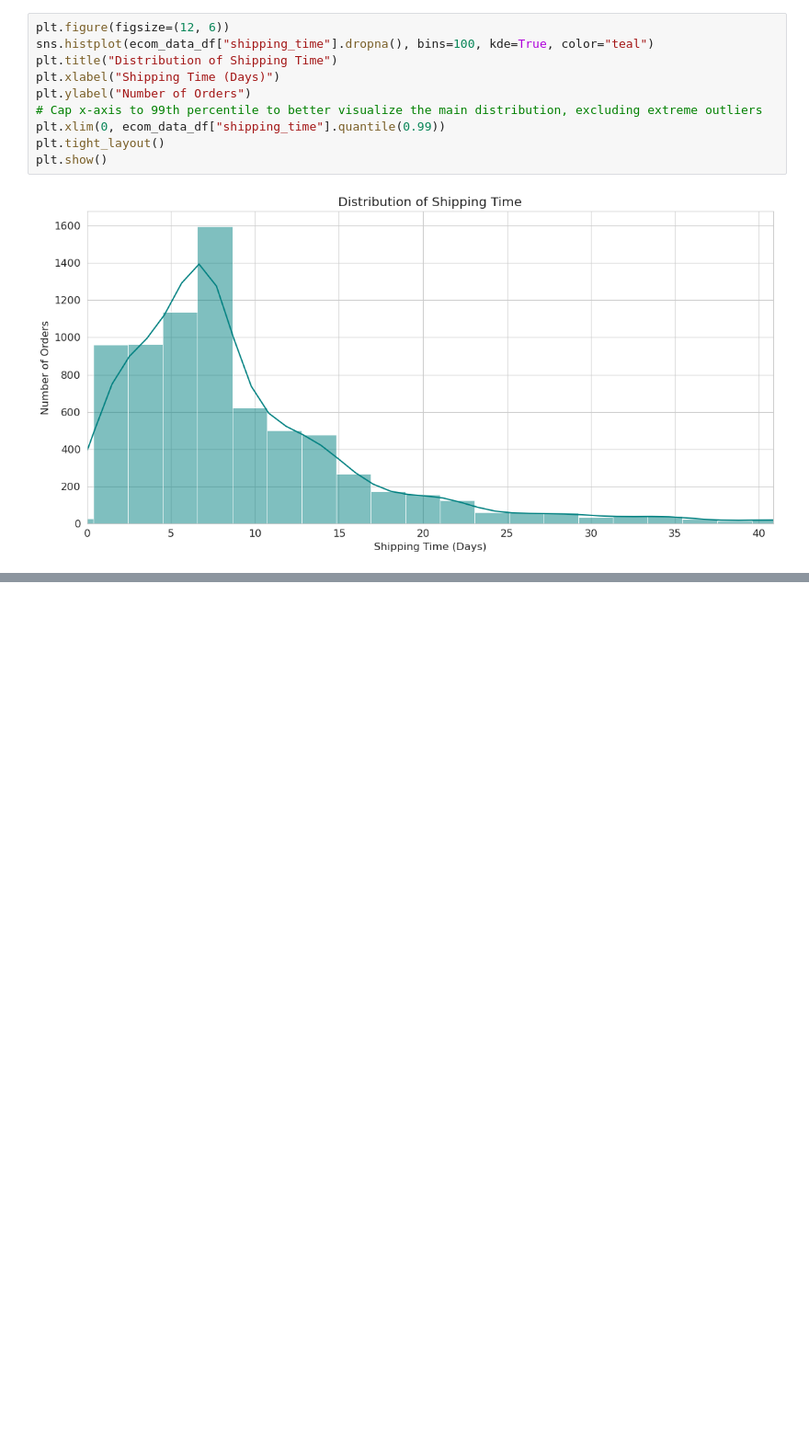
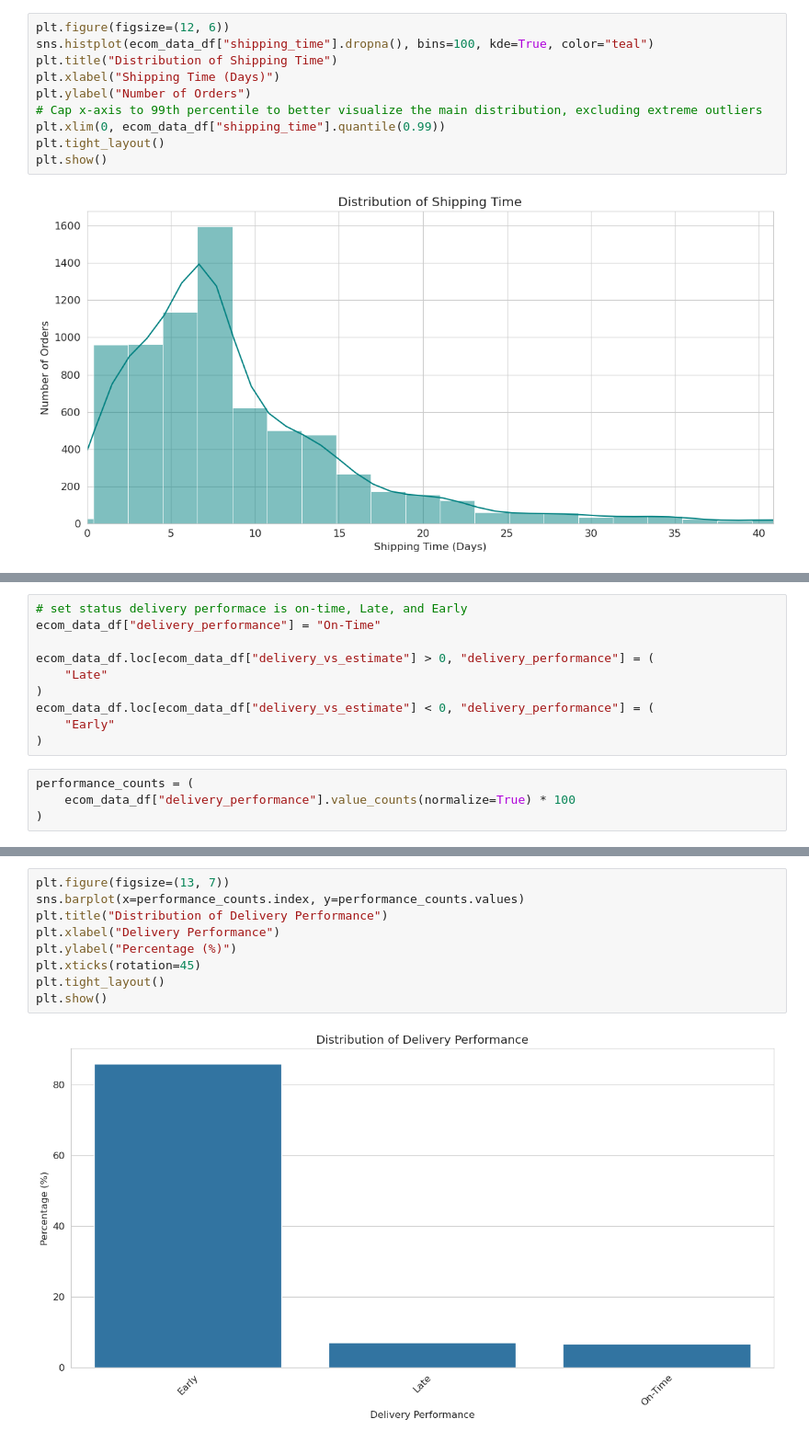
Before and after one commit to RizkiRdm/Olist-E-commerce-Performance-Analysis, a Jupyter notebook: notebooks/sales_and_order_analysis.ipynb, the cells around one changed output, grey strips where cells are left out. Shown at 92% size. Cells and saved outputs as stored; diff of their text form; blank space fills up the shorter version.

Commit message:
feat: Categorize and visualize delivery performance against estimates

```diff
--- a/notebooks/sales_and_order_analysis.ipynb
+++ b/notebooks/sales_and_order_analysis.ipynb
@@ -289,0 +292,14 @@ plt.show()
+# %%
+# set status delivery performace is on-time, Late, and Early
+ecom_data_df["delivery_performance"] = "On-Time"
+
+ecom_data_df.loc[ecom_data_df["delivery_vs_estimate"] > 0, "delivery_performance"] = (
+    "Late"
+)
+ecom_data_df.loc[ecom_data_df["delivery_vs_estimate"] < 0, "delivery_performance"] = (
+    "Early"
+)
+# %%
+performance_counts = (
+    ecom_data_df["delivery_performance"].value_counts(normalize=True) * 100
+)
@@ -289,0 +314,11 @@ plt.show()
+# %%
+plt.figure(figsize=(13, 7))
+sns.barplot(x=performance_counts.index, y=performance_counts.values)
+plt.title("Distribution of Delivery Performance")
+plt.xlabel("Delivery Performance")
+plt.ylabel("Percentage (%)")
+plt.xticks(rotation=45)
+plt.tight_layout()
+plt.show()
+# %% [output]
+[figure, added]
```
Also changed, not shown: parts of 2 cells of this notebook.
